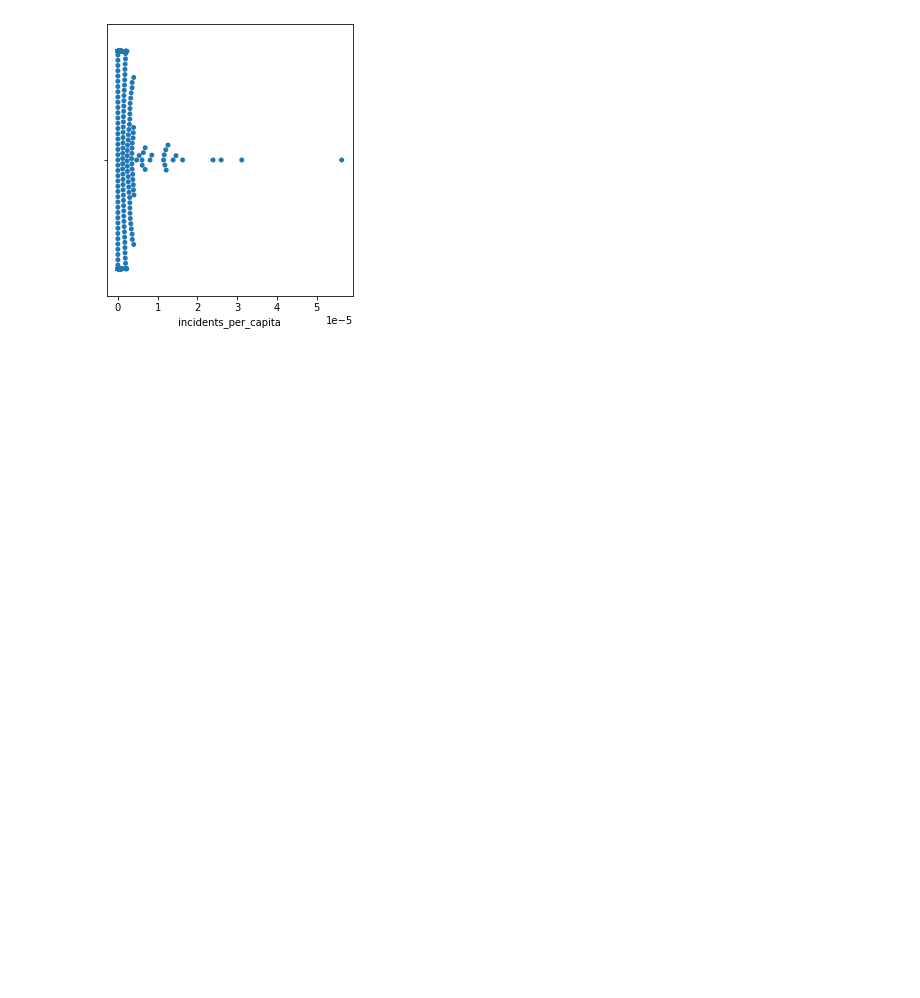
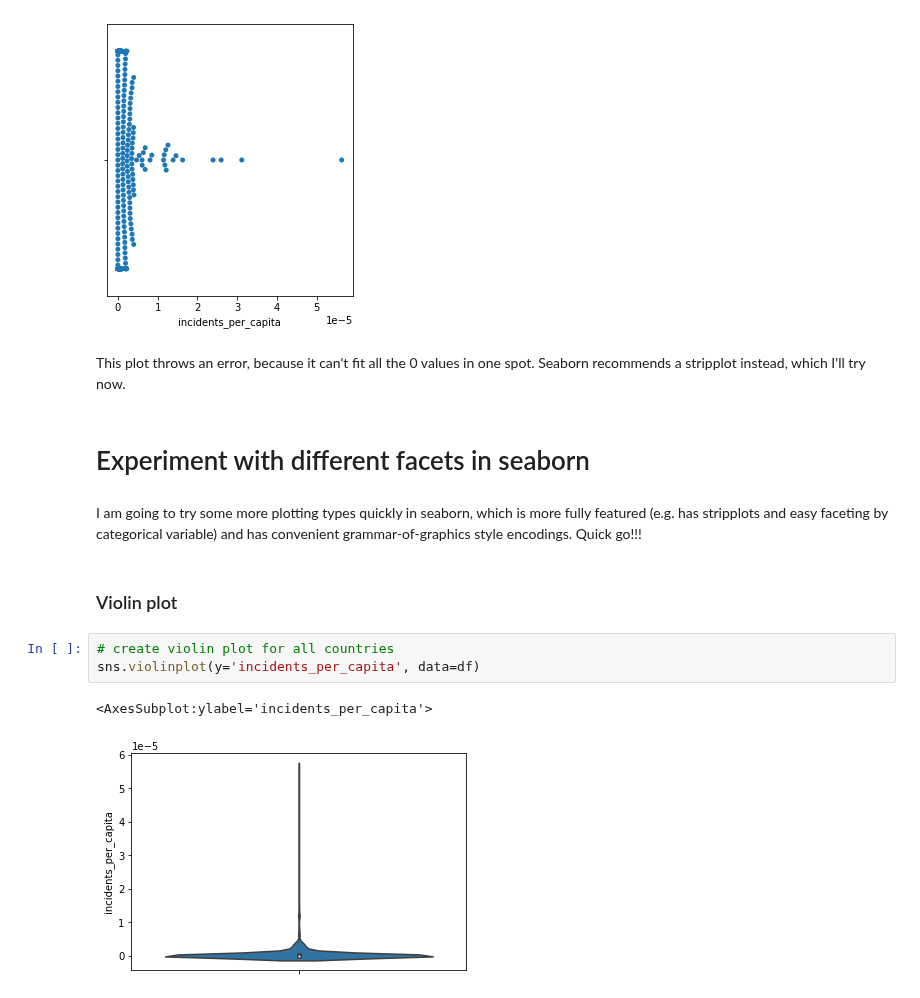
Before and after one commit to brooke-l-hawkins/milestone-i-project, a Jupyter notebook: code/visualize-distribution-incident-per-capita.ipynb, the cells around one changed output. Drawn from its saved outputs; the diff is of its cells as text; blank space fills up the shorter version.

Commit message:
quick plot exploration in seaborn

```diff
--- a/code/visualize-distribution-incident-per-capita.ipynb
+++ b/code/visualize-distribution-incident-per-capita.ipynb
@@ -125,3 +125,17 @@ ax1 = sns.swarmplot(x=all_x)
 #sns.swarmplot(x=low_x)
 # %% [output]
 [figure]
+# %% [markdown]
+This plot throws an error, because it can't fit all the 0 values in one spot. Seaborn recommends a stripplot instead, which I'll try now.
+# %% [markdown]
+# Experiment with different facets in seaborn
+# %% [markdown]
+I am going to try some more plotting types quickly in seaborn, which is more fully featured (e.g. has stripplots and easy faceting by categorical variable) and has convenient grammar-of-graphics style encodings. Quick go!!!
+# %% [markdown]
+### Violin plot
+# %%
+# create violin plot for all countries
+sns.violinplot(y='incidents_per_capita', data=df)
+# %% [output]
+<AxesSubplot:ylabel='incidents_per_capita'>
+[figure, added]
```
Also changed, not shown: parts of 7 cells of this notebook.
